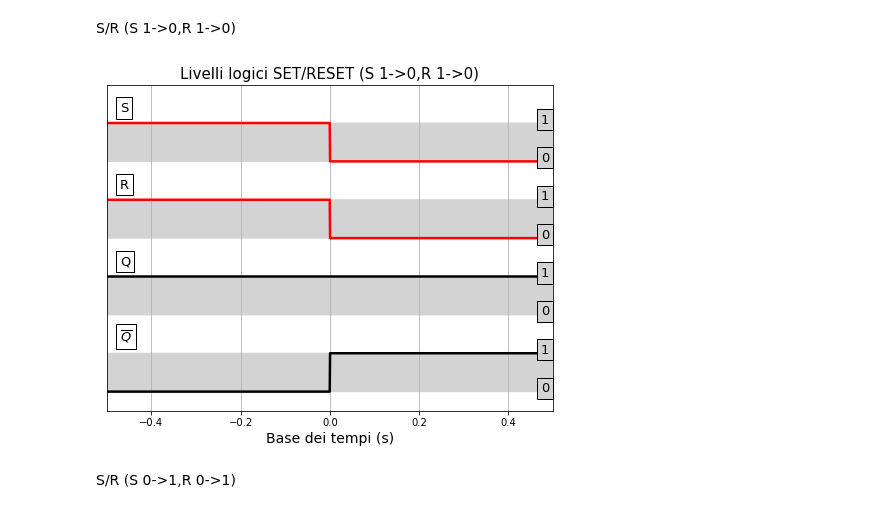
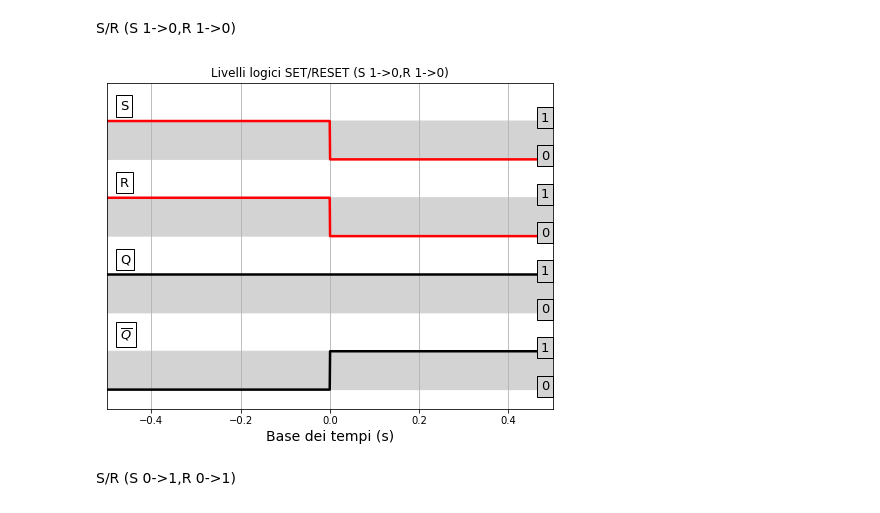
Before and after one commit to valeriopagliarino/Electronics-2021-UNITO-Public, a Jupyter notebook: analysis/1_FlipFlop.ipynb, the cells around one changed output. Cells and saved outputs as stored; diff of their text form; code cells hidden in the pictures.

```diff
--- a/analysis/1_FlipFlop.ipynb
+++ b/analysis/1_FlipFlop.ipynb
@@ -198,15 +257,15 @@ S/R (S 1->0,R 1->0)
 # %%
 ch1 = np.heaviside(-timebase , 1)
 ch2 = np.heaviside(-timebase , 1)
 ch3 = np.heaviside(timebase-timebase[0], 1)
 ch4 = np.heaviside(timebase, 1)
 
 
 plotLogicLevel_noclk(ch1, "S", ch2, "R", ch3, "Q", ch4, "$\overline{Q}$", timebase,0.1) #aggiustare Q barrato
-plt.title('Livelli logici SET/RESET (S 1->0,R 1->0)',fontsize=15)
+plt.title('Livelli logici SET/RESET (S 1->0,R 1->0)')
 plt.savefig(f"{OUTPUTDIR}/set-reset-to-0_0.pdf")
 # %% [output]
-[figure, old version]
+[figure, new version]
 # %% [markdown]
 S/R (S 0->1,R 0->1)
 # %%
```
Also changed, not shown: parts of 1 cell of this notebook, 7 other files.
